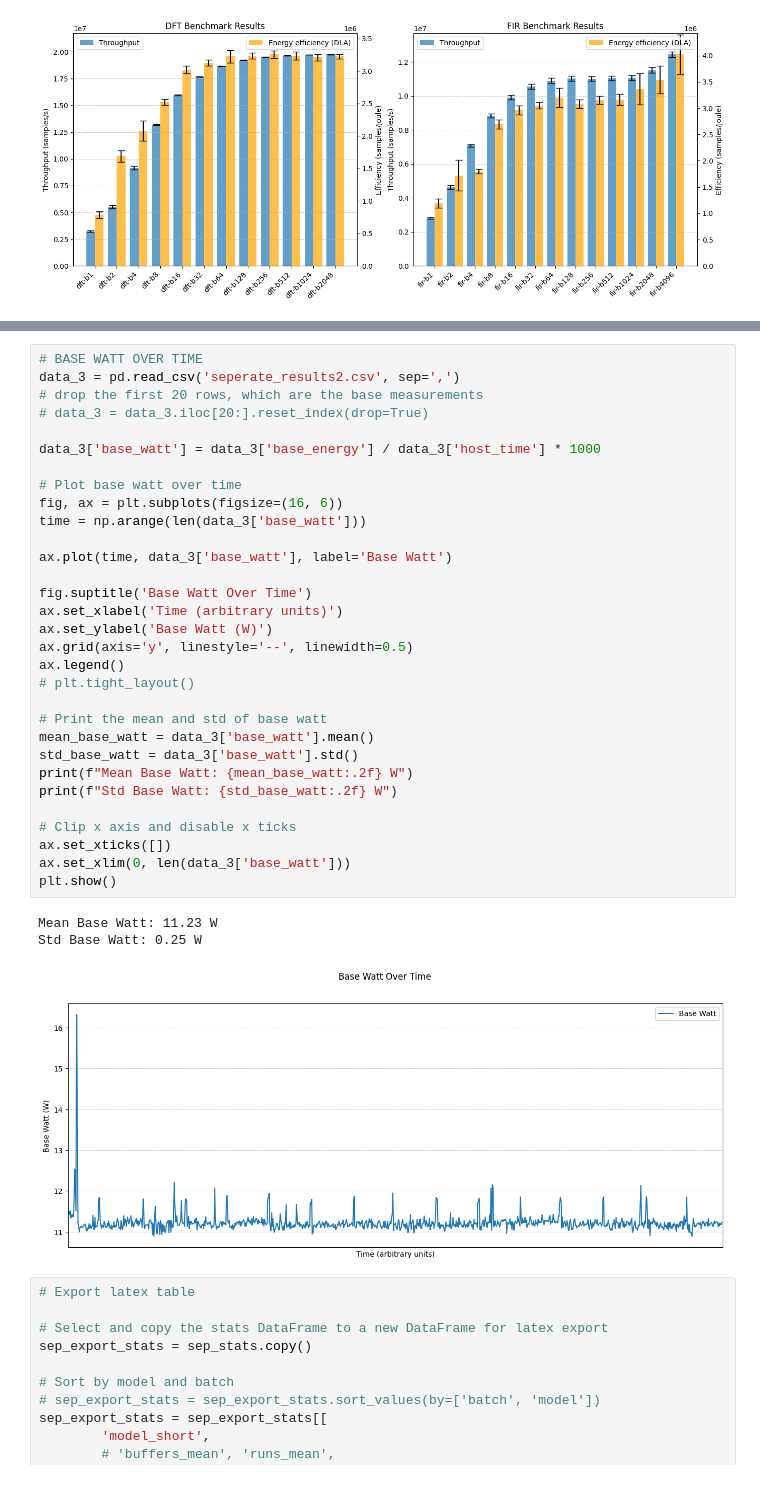
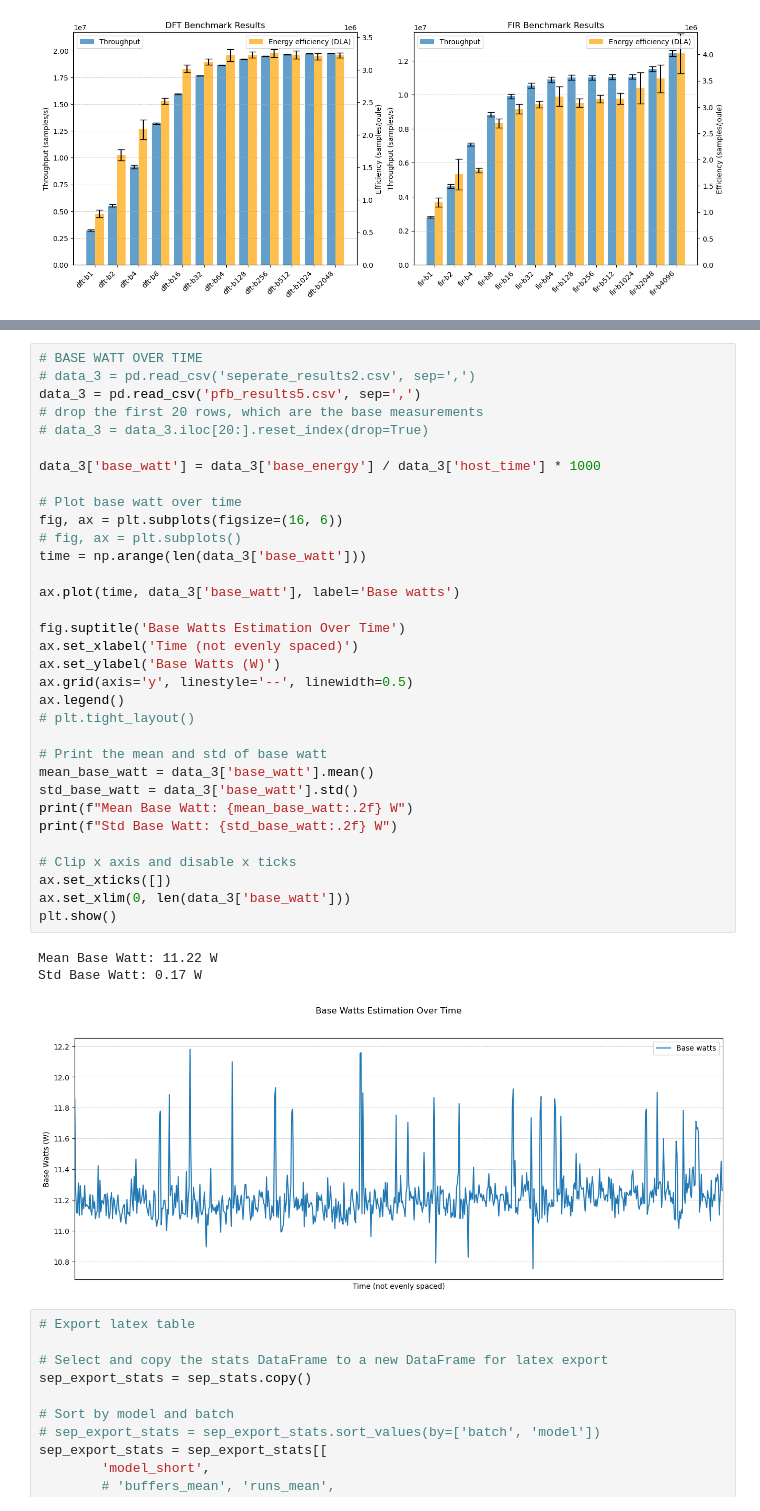
Before and after one commit to HendrikLambert/nvdla-ppf, a Jupyter notebook: analysis/analysis.ipynb, the cells around one changed output, grey strips where cells are left out. Cells and saved outputs as stored; diff of their text form.

```diff
--- a/analysis/analysis.ipynb
+++ b/analysis/analysis.ipynb
@@ -426,39 +459,41 @@ plt.show()
 [figure]
 # %%
 # BASE WATT OVER TIME
-data_3 = pd.read_csv('seperate_results2.csv', sep=',')
+# data_3 = pd.read_csv('seperate_results2.csv', sep=',')
+data_3 = pd.read_csv('pfb_results5.csv', sep=',')
 # drop the first 20 rows, which are the base measurements
 # data_3 = data_3.iloc[20:].reset_index(drop=True)
 
 data_3['base_watt'] = data_3['base_energy'] / data_3['host_time'] * 1000
 
 # Plot base watt over time
 fig, ax = plt.subplots(figsize=(16, 6))
+# fig, ax = plt.subplots()
 time = np.arange(len(data_3['base_watt']))
 
-ax.plot(time, data_3['base_watt'], label='Base Watt')
+ax.plot(time, data_3['base_watt'], label='Base watts')
 
-fig.suptitle('Base Watt Over Time')
-ax.set_xlabel('Time (arbitrary units)')
-ax.set_ylabel('Base Watt (W)')
+fig.suptitle('Base Watts Estimation Over Time')
+ax.set_xlabel('Time (not evenly spaced)')
+ax.set_ylabel('Base Watts (W)')
 ax.grid(axis='y', linestyle='--', linewidth=0.5)
 ax.legend()
 # plt.tight_layout()
 
 # Print the mean and std of base watt
 mean_base_watt = data_3['base_watt'].mean()
 std_base_watt = data_3['base_watt'].std()
 print(f"Mean Base Watt: {mean_base_watt:.2f} W")
 print(f"Std Base Watt: {std_base_watt:.2f} W")
 
 # Clip x axis and disable x ticks
 ax.set_xticks([])
 ax.set_xlim(0, len(data_3['base_watt']))
 plt.show()
 # %% [output]
-Mean Base Watt: 11.23 W
-Std Base Watt: 0.25 W
+Mean Base Watt: 11.22 W
+Std Base Watt: 0.17 W
-[figure, old version]
+[figure, new version]
 # %%
 # Export latex table
 
```
Also changed, not shown: parts of 6 cells of this notebook, 2 other files.
